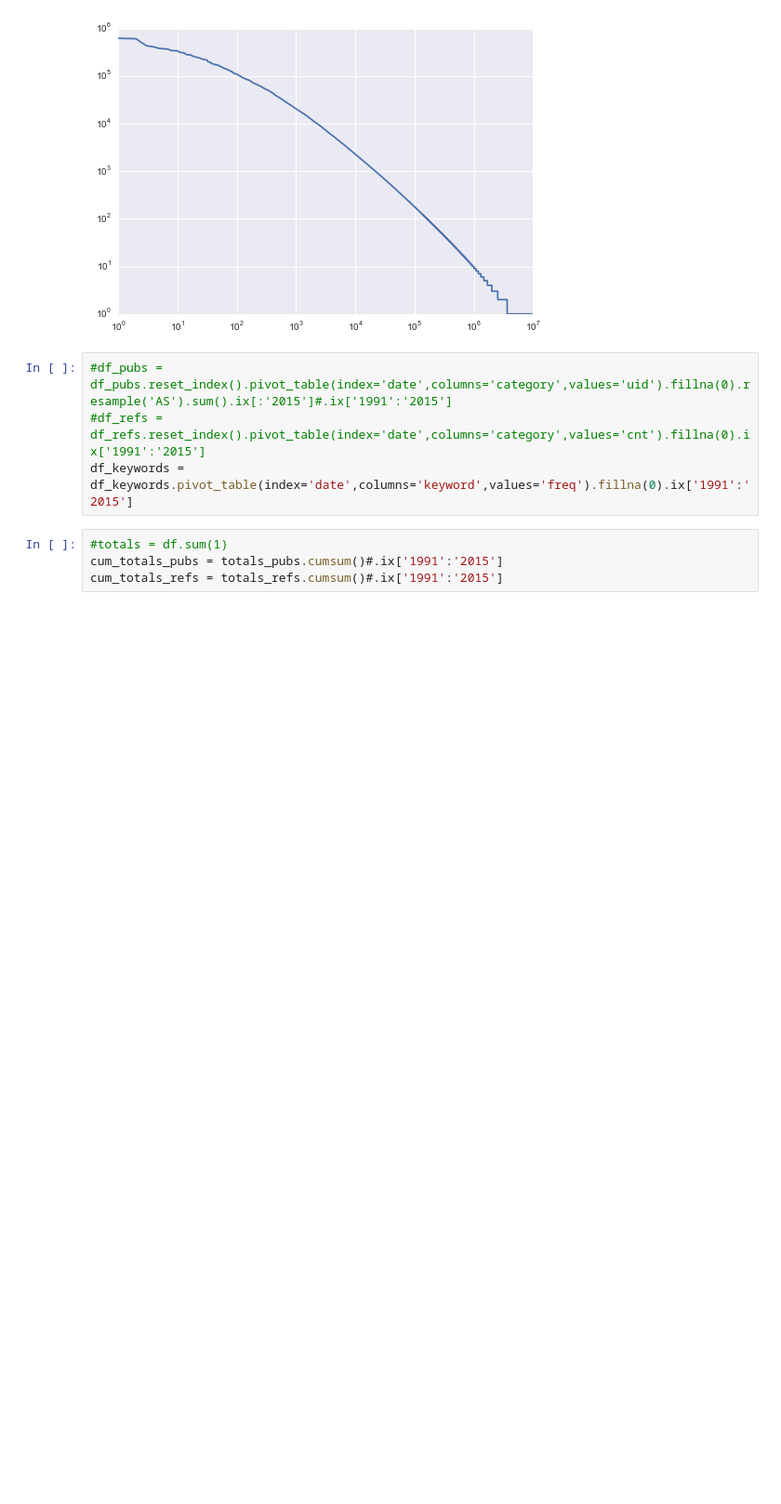
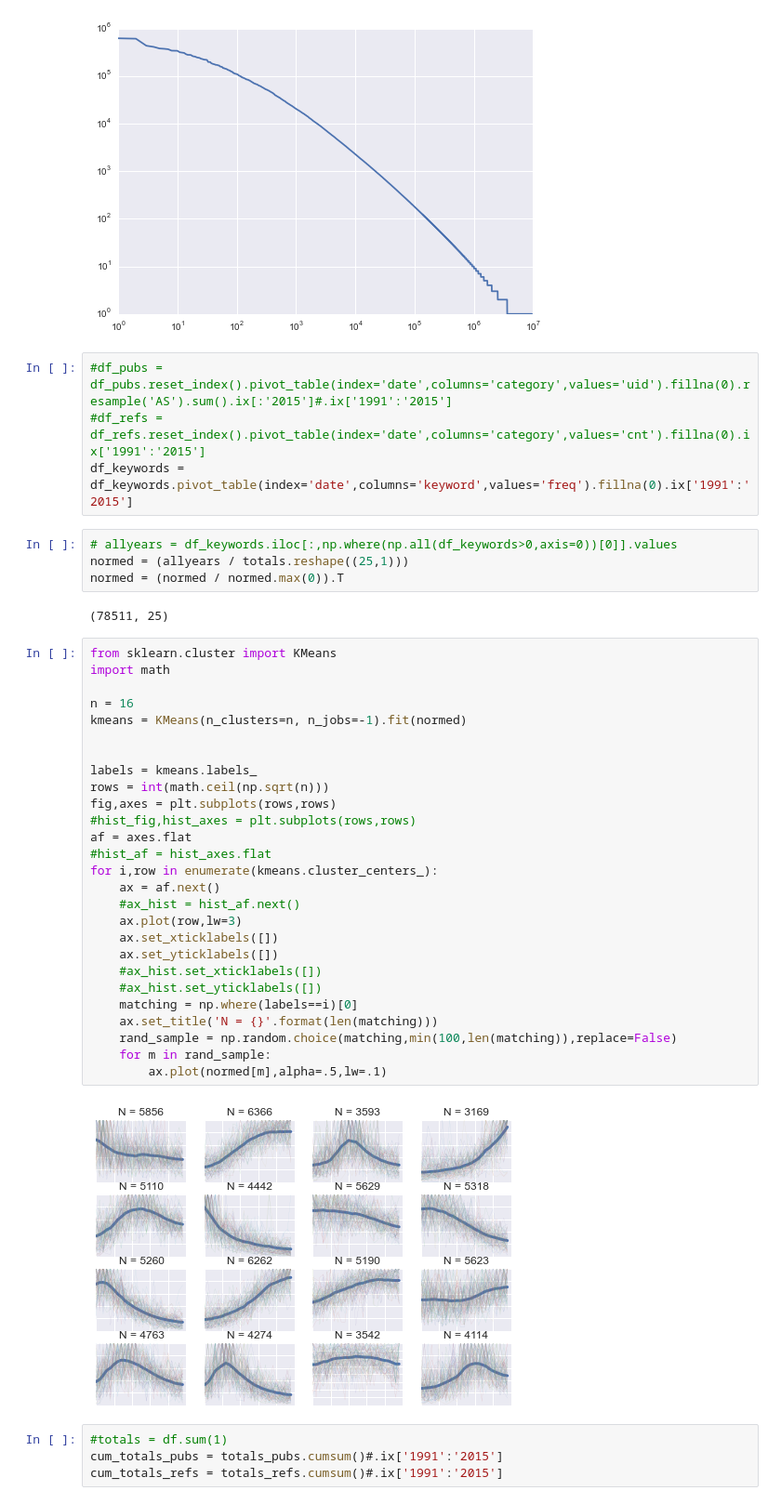
Before and after one commit to jlorince/WoS, a Jupyter notebook: notebooks/Untitled.ipynb, the cells around one changed output. Shown at 93% size. Drawn from its saved outputs; the diff is of its cells as text; blank space fills up the shorter version.

```diff
--- a/notebooks/Untitled.ipynb
+++ b/notebooks/Untitled.ipynb
@@ -38,6 +62,41 @@ ax.set_yscale('log')
 #df_pubs = df_pubs.reset_index().pivot_table(index='date',columns='category',values='uid').fillna(0).resample('AS').sum().ix[:'2015']#.ix['1991':'2015']
 #df_refs = df_refs.reset_index().pivot_table(index='date',columns='category',values='cnt').fillna(0).ix['1991':'2015']
 df_keywords = df_keywords.pivot_table(index='date',columns='keyword',values='freq').fillna(0).ix['1991':'2015']
+# %%
+# allyears = df_keywords.iloc[:,np.where(np.all(df_keywords>0,axis=0))[0]].values
+normed = (allyears / totals.reshape((25,1)))
+normed = (normed / normed.max(0)).T
+# %% [output]
+(78511, 25)
+# %%
+from sklearn.cluster import KMeans
+import math
+
+n = 16
+kmeans = KMeans(n_clusters=n, n_jobs=-1).fit(normed)
+
+
+labels = kmeans.labels_
+rows = int(math.ceil(np.sqrt(n)))
+fig,axes = plt.subplots(rows,rows)
+#hist_fig,hist_axes = plt.subplots(rows,rows)
+af = axes.flat
+#hist_af = hist_axes.flat
+for i,row in enumerate(kmeans.cluster_centers_):
+    ax = af.next()
+    #ax_hist = hist_af.next()
+    ax.plot(row,lw=3)
+    ax.set_xticklabels([])
+    ax.set_yticklabels([])
+    #ax_hist.set_xticklabels([])
+    #ax_hist.set_yticklabels([])
+    matching = np.where(labels==i)[0]
+    ax.set_title('N = {}'.format(len(matching)))
+    rand_sample = np.random.choice(matching,min(100,len(matching)),replace=False)
+    for m in rand_sample:
+        ax.plot(normed[m],alpha=.5,lw=.1)
+# %% [output]
+[figure, added]
 # %%
 #totals = df.sum(1)
 cum_totals_pubs = totals_pubs.cumsum()#.ix['1991':'2015']
```
Also changed, not shown: parts of 2 cells of this notebook, 6 other files.
